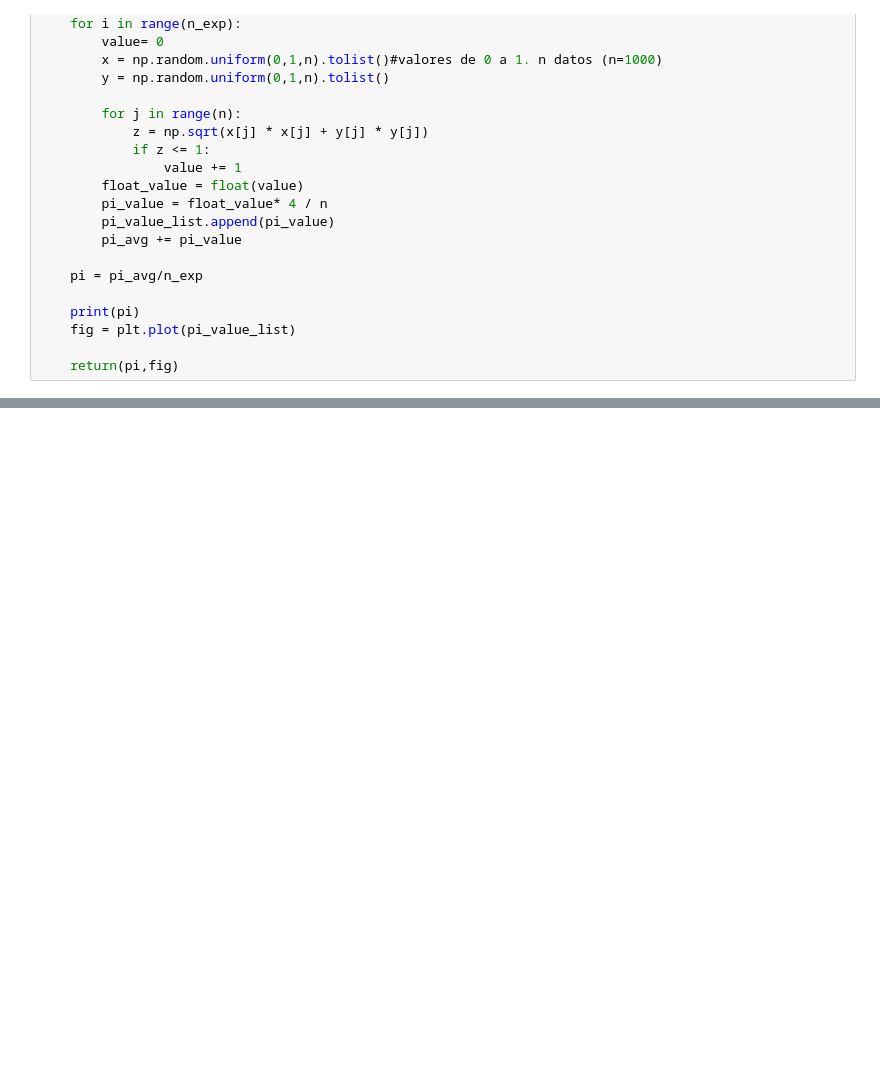
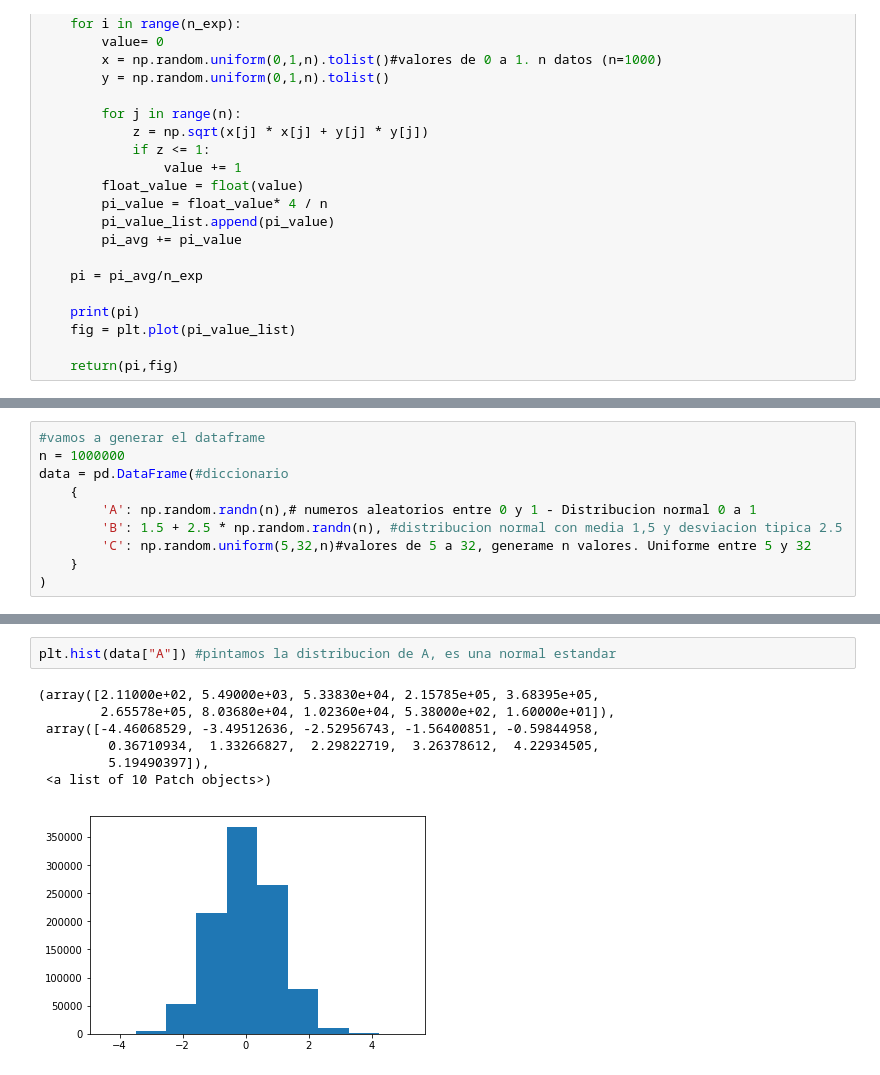
Before and after one commit to Karenahv/python-ml-curso, a Jupyter notebook: notebooks/T2 - 2 Funciones de distribucion de probabilidades.ipynb, the cells around one changed output, grey strips where cells are left out. Saved outputs shown, nothing was run; the diff lists cells and outputs as text; blank space fills up the shorter version.

```diff
--- a/notebooks/T2 - 2 Funciones de distribucion de probabilidades.ipynb
+++ b/notebooks/T2 - 2 Funciones de distribucion de probabilidades.ipynb
@@ -154,0 +159,10 @@ pi_montecarlo(10000,200)
+# %%
+#vamos a generar el dataframe
+n = 1000000
+data = pd.DataFrame(#diccionario
+    {
+        'A': np.random.randn(n),# numeros aleatorios entre 0 y 1 - Distribucion normal 0 a 1
+        'B': 1.5 + 2.5 * np.random.randn(n), #distribucion normal con media 1,5 y desviacion tipica 2.5
+        'C': np.random.uniform(5,32,n)#valores de 5 a 32, generame n valores. Uniforme entre 5 y 32
+    }
+)
@@ -154,0 +190,10 @@ pi_montecarlo(10000,200)
+# %%
+plt.hist(data["A"]) #pintamos la distribucion de A, es una normal estandar
+# %% [output]
+(array([2.11000e+02, 5.49000e+03, 5.33830e+04, 2.15785e+05, 3.68395e+05,
+        2.65578e+05, 8.03680e+04, 1.02360e+04, 5.38000e+02, 1.60000e+01]),
+ array([-4.46068529, -3.49512636, -2.52956743, -1.56400851, -0.59844958,
+         0.36710934,  1.33266827,  2.29822719,  3.26378612,  4.22934505,
+         5.19490397]),
+ <a list of 10 Patch objects>)
+[figure, added]
```
Also changed, not shown: parts of 18 cells of this notebook.
